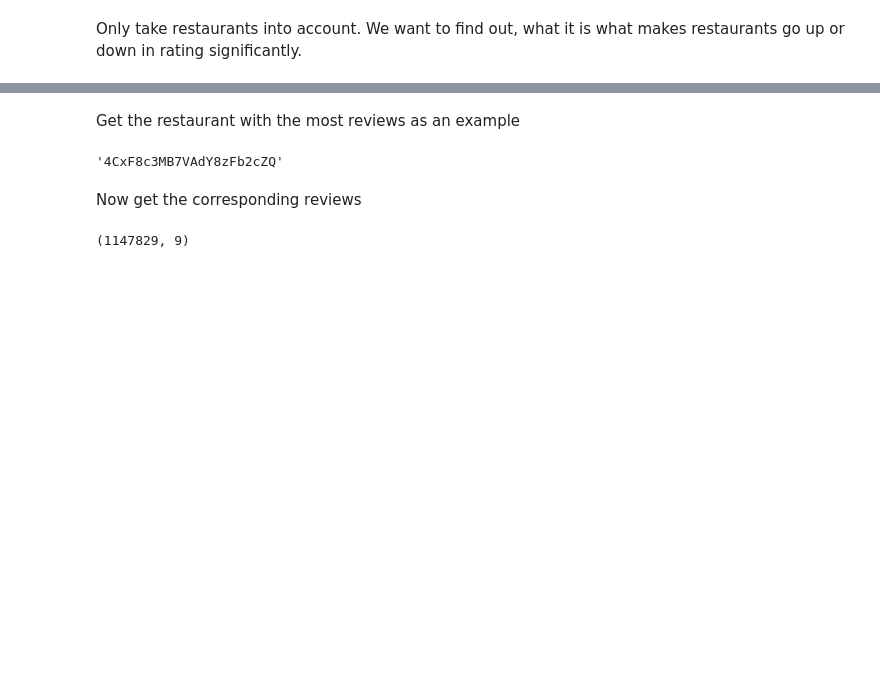
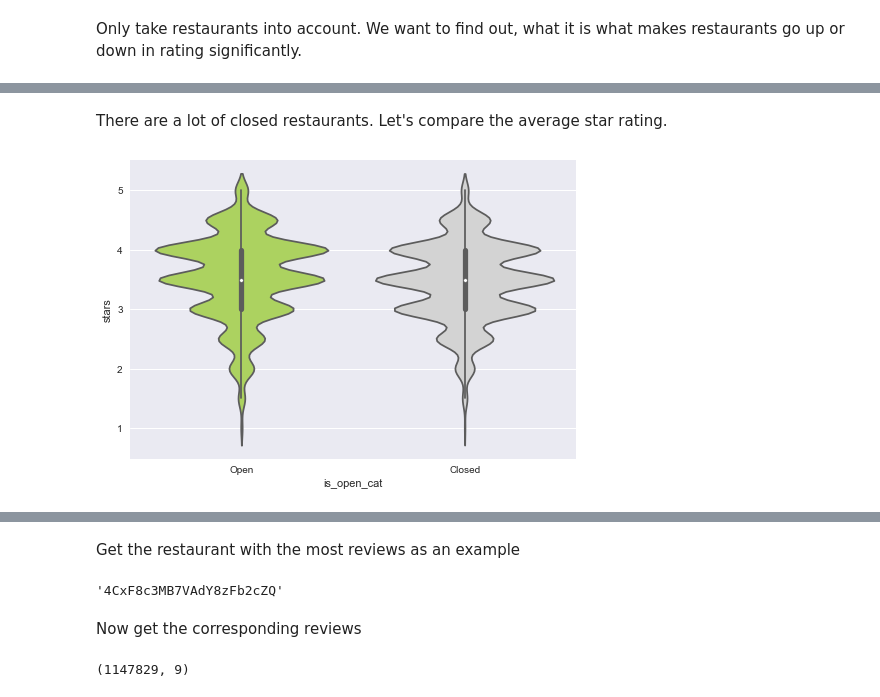
Before and after one commit to lhestermeyer/yelp, a Jupyter notebook: notebooks/20_RestaurantRatingChanges.ipynb, the cells around one changed output, grey strips where cells are left out. Cells and saved outputs as stored; diff of their text form; code cells hidden in the pictures; blank space fills up the shorter version.

```diff
--- a/notebooks/20_RestaurantRatingChanges.ipynb
+++ b/notebooks/20_RestaurantRatingChanges.ipynb
@@ -45,0 +69,11 @@ restaurants.head()
+# %% [markdown]
+There are a lot of closed restaurants. Let's compare the average star rating.
+# %%
+ax = plt.subplot()
+
+my_palette = {"Open": (0.7,0.9,0.3), "Closed": "lightgrey"}
+
+sns.violinplot(x='is_open_cat',y='stars', data=restaurants, ax = ax, palette = my_palette)
+plt.show()
+# %% [output]
+[figure, added]
```
Also changed, not shown: parts of 18 cells of this notebook.
